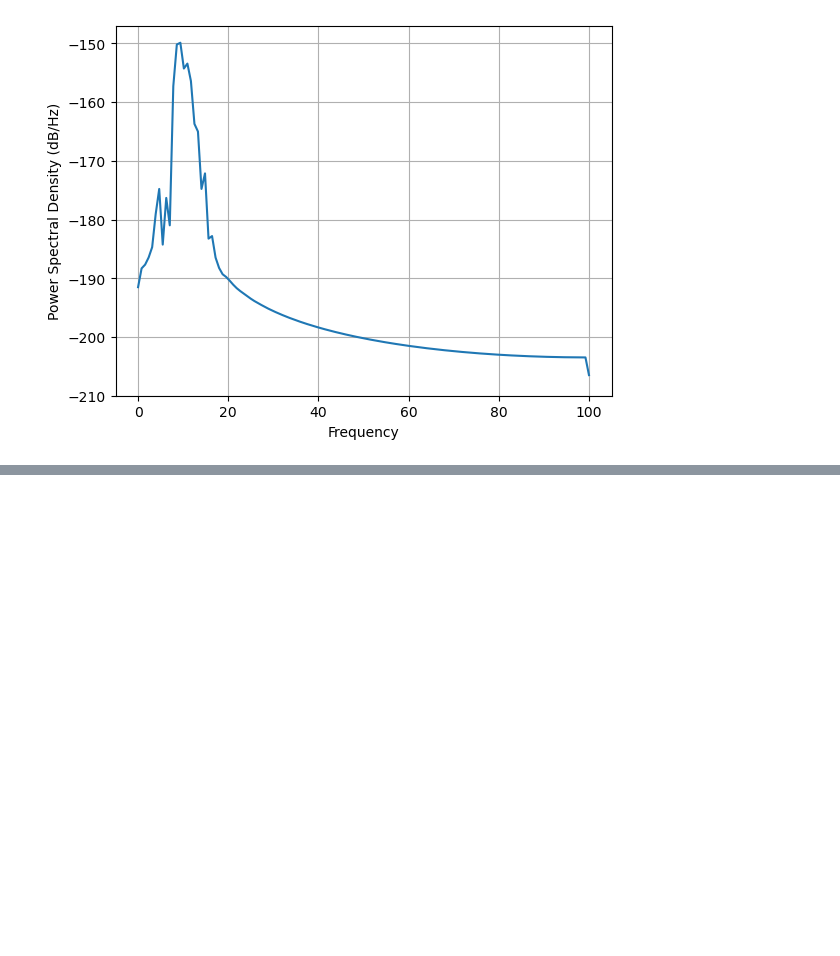
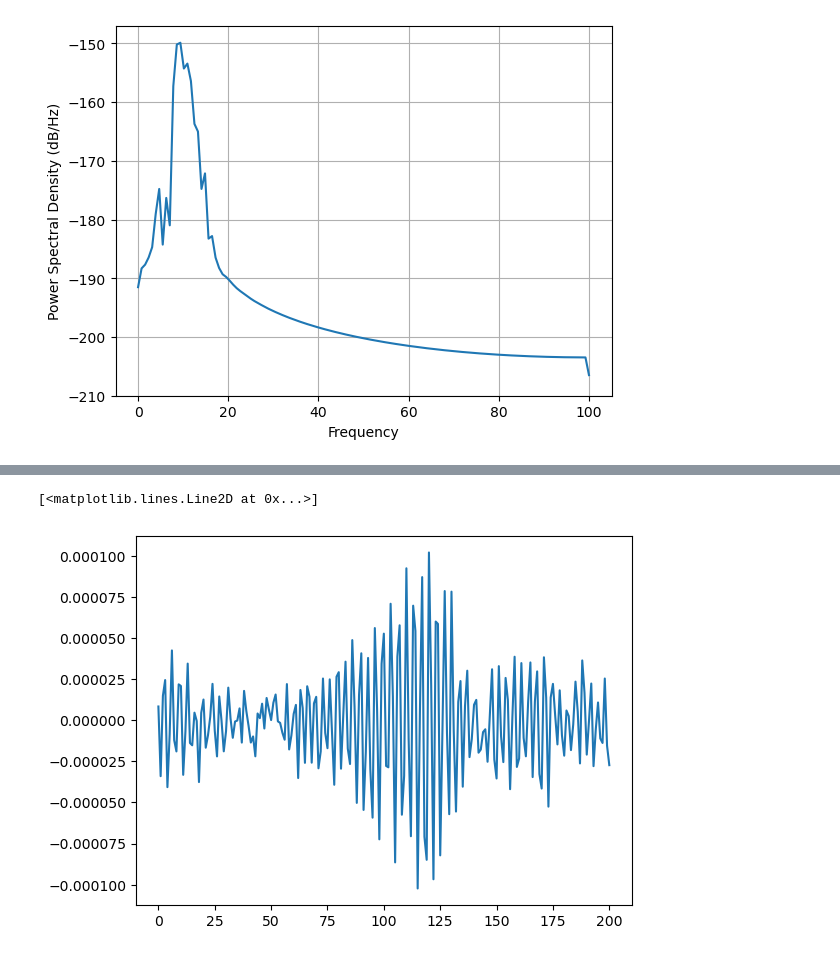
Before and after one commit to ZacharyJamesHill/MEG_noise_cancelation, a Jupyter notebook: final_noise_gen/eda.ipynb, the cells around one changed output, grey strips where cells are left out. Drawn from its saved outputs; the diff is of its cells as text; code cells hidden in the pictures; blank space fills up the shorter version.

```diff
--- a/final_noise_gen/eda.ipynb
+++ b/final_noise_gen/eda.ipynb
@@ -48,0 +49,8 @@ for i in range(config["n_sensors"]):
+# %%
+signal = np.array(df["sensor_0"])
+signal
+
+plt.plot(signal)
+# %% [output]
+[<matplotlib.lines.Line2D at 0x...>]
+[figure, added]
```
Also changed, not shown: parts of 14 cells of this notebook, 7 other files.
